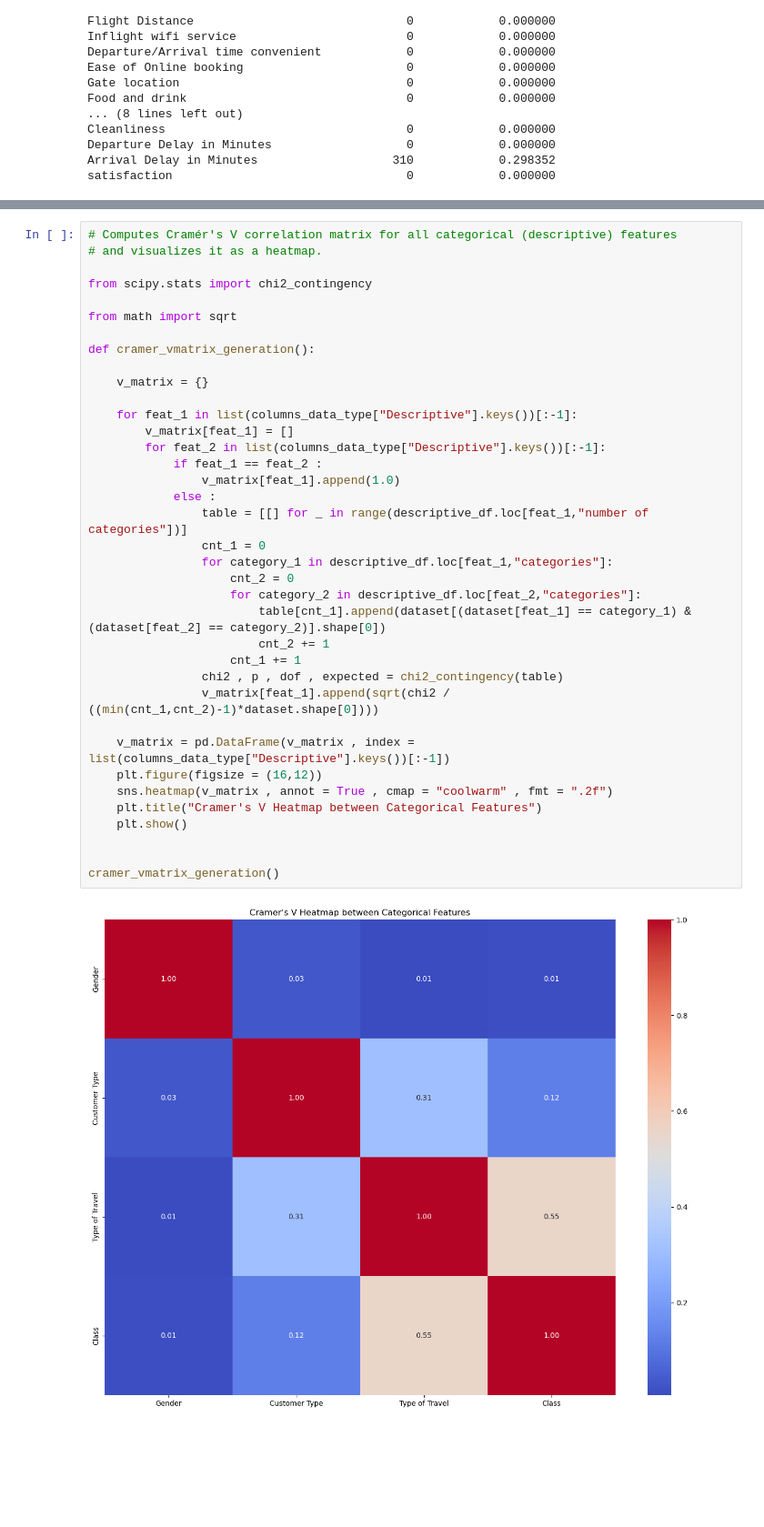
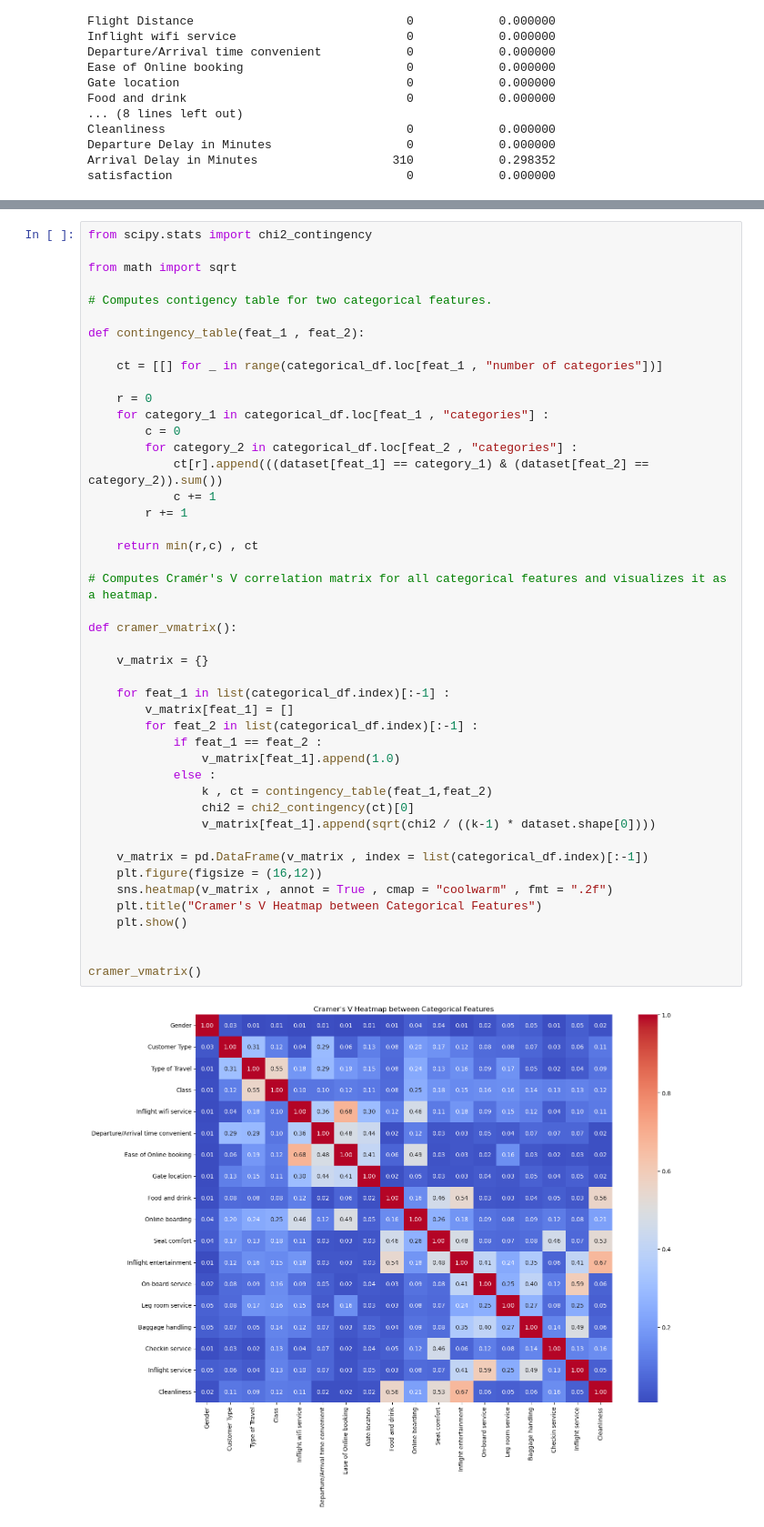
Before and after one commit to cURL-faraz/DecisionTree, a Jupyter notebook: docs/eda.ipynb, the cells around one changed output, grey strips where cells are left out. Shown at 91% size. Drawn from its saved outputs; the diff is of its cells as text; blank space fills up the shorter version.

```diff
--- a/docs/eda.ipynb
+++ b/docs/eda.ipynb
@@ -348,39 +337,47 @@ numericals_correlation()
 # %%
-# Computes Cramér's V correlation matrix for all categorical (descriptive) features
-# and visualizes it as a heatmap.
-
 from scipy.stats import chi2_contingency
 
 from math import sqrt
 
-def cramer_vmatrix_generation():
+# Computes contigency table for two categorical features.
+
+def contingency_table(feat_1 , feat_2):
+
+    ct = [[] for _ in range(categorical_df.loc[feat_1 , "number of categories"])]
+
+    r = 0
+    for category_1 in categorical_df.loc[feat_1 , "categories"] :
+        c = 0
+        for category_2 in categorical_df.loc[feat_2 , "categories"] :
+            ct[r].append(((dataset[feat_1] == category_1) & (dataset[feat_2] == category_2)).sum())
+            c += 1
+        r += 1
+
+    return min(r,c) , ct
+
+# Computes Cramér's V correlation matrix for all categorical features and visualizes it as a heatmap.
+
+def cramer_vmatrix():
 
     v_matrix = {}
 
-    for feat_1 in list(columns_data_type["Descriptive"].keys())[:-1]:
+    for feat_1 in list(categorical_df.index)[:-1] :
         v_matrix[feat_1] = []
-        for feat_2 in list(columns_data_type["Descriptive"].keys())[:-1]:
+        for feat_2 in list(categorical_df.index)[:-1] :
             if feat_1 == feat_2 :
                 v_matrix[feat_1].append(1.0)
             else :
-                table = [[] for _ in range(descriptive_df.loc[feat_1,"number of categories"])]
-                cnt_1 = 0
-                for category_1 in descriptive_df.loc[feat_1,"categories"]:
-                    cnt_2 = 0
-                    for category_2 in descriptive_df.loc[feat_2,"categories"]:
-                        table[cnt_1].append(dataset[(dataset[feat_1] == category_1) & (dataset[feat_2] == category_2)].shape[0])
-                        cnt_2 += 1
-                    cnt_1 += 1
-                chi2 , p , dof , expected = chi2_contingency(table)
-                v_matrix[feat_1].append(sqrt(chi2 / ((min(cnt_1,cnt_2)-1)*dataset.shape[0])))
+                k , ct = contingency_table(feat_1,feat_2)
+                chi2 = chi2_contingency(ct)[0]
+                v_matrix[feat_1].append(sqrt(chi2 / ((k-1) * dataset.shape[0])))
 
-    v_matrix = pd.DataFrame(v_matrix , index = list(columns_data_type["Descriptive"].keys())[:-1])
+    v_matrix = pd.DataFrame(v_matrix , index = list(categorical_df.index)[:-1])
     plt.figure(figsize = (16,12))
     sns.heatmap(v_matrix , annot = True , cmap = "coolwarm" , fmt = ".2f")
     plt.title("Cramer's V Heatmap between Categorical Features")
     plt.show()
 
 
-cramer_vmatrix_generation()
+cramer_vmatrix()
 # %% [output]
-[figure, old version]
+[figure, new version]
```
Also changed, not shown: parts of 11 cells of this notebook.
